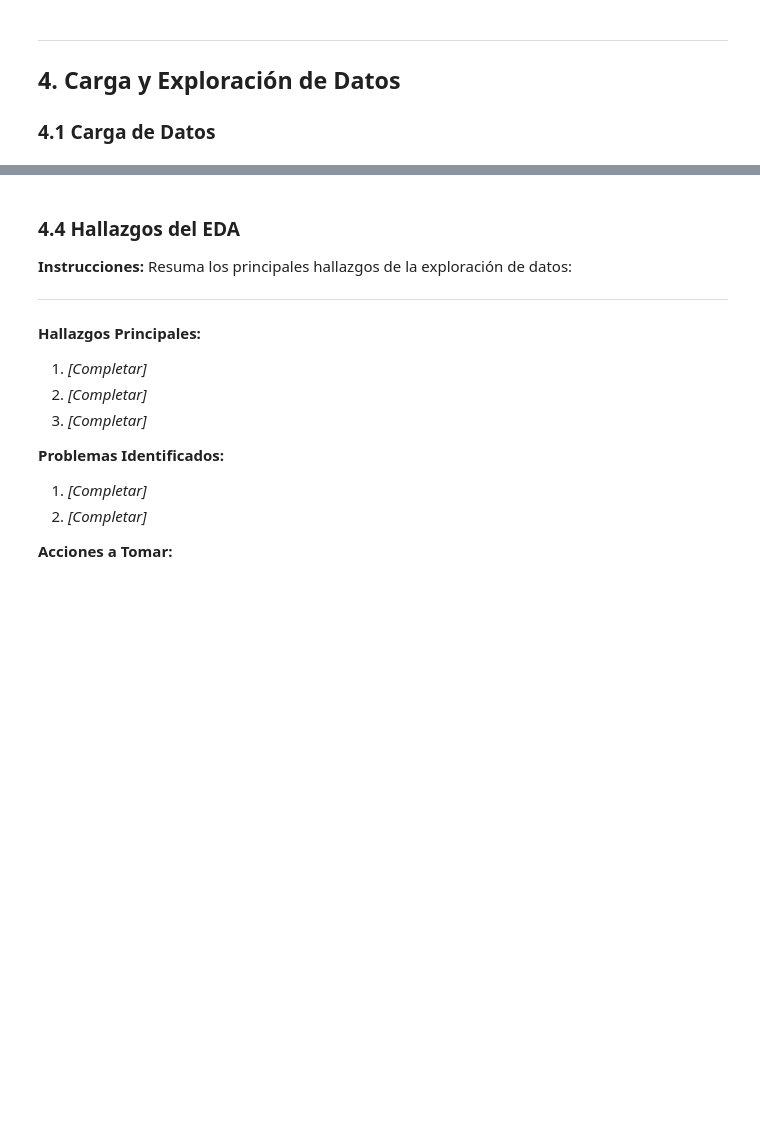
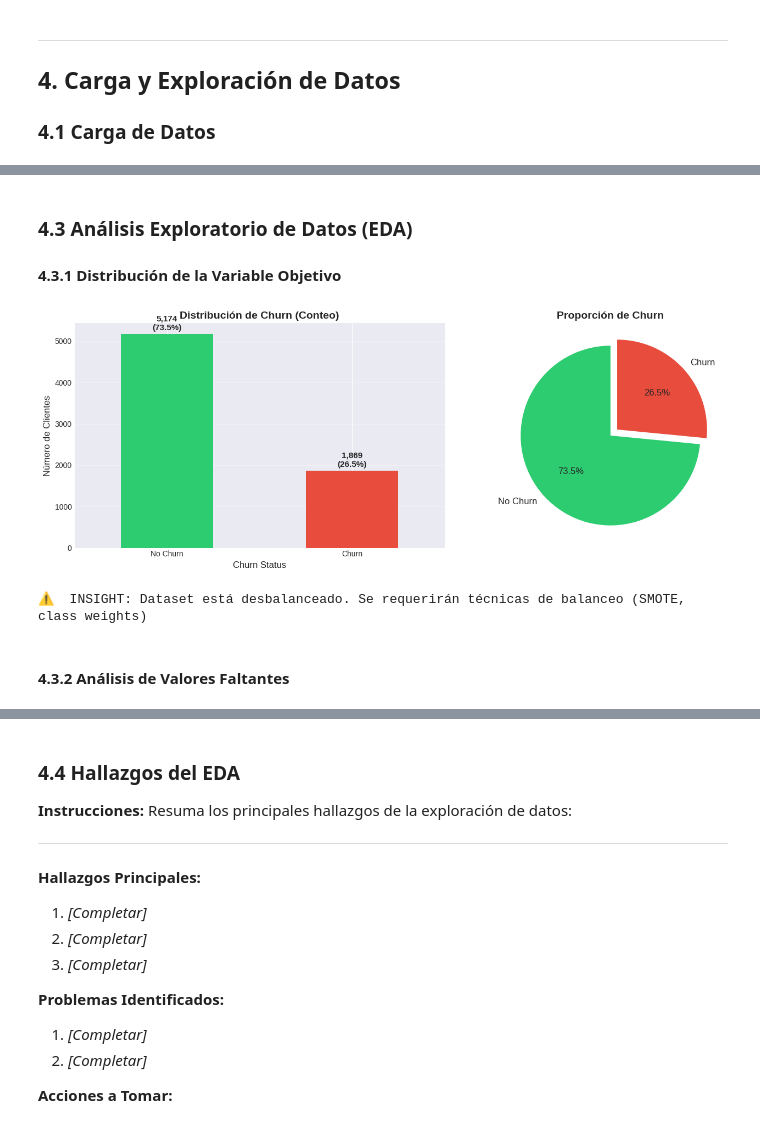
Before and after one commit to f1541650-commits/AML-Final-Kozima-Andres, a Jupyter notebook: final_project.ipynb, the cells around one changed output, grey strips where cells are left out. Saved outputs shown, nothing was run; the diff lists cells and outputs as text; code cells hidden in the pictures; blank space fills up the shorter version.

```diff
--- a/final_project.ipynb
+++ b/final_project.ipynb
@@ -297,3 +383,42 @@ display(df.describe())
+# %% [markdown]
+### 4.3 Análisis Exploratorio de Datos (EDA)
+
+#### 4.3.1 Distribución de la Variable Objetivo
+# %%
+# =====================================================
+# VISUALIZACIÓN: DISTRIBUCIÓN DE CHURN
+# =====================================================
+
+fig, axes = plt.subplots(1, 2, figsize=(14, 5))
+
+# Gráfico de barras
+churn_counts.plot(kind='bar', ax=axes[0], color=['#2ecc71', '#e74c3c'])
+axes[0].set_title('Distribución de Churn (Conteo)', fontsize=14, fontweight='bold')
+axes[0].set_xlabel('Churn Status', fontsize=12)
+axes[0].set_ylabel('Número de Clientes', fontsize=12)
+axes[0].set_xticklabels(['No Churn', 'Churn'], rotation=0)
+axes[0].grid(axis='y', alpha=0.3)
+
+for i, v in enumerate(churn_counts):
+    axes[0].text(i, v + 50, f'{v:,}\n({churn_pct.iloc[i]:.1f}%)',
+                ha='center', va='bottom', fontsize=11, fontweight='bold')
+
+# Gráfico de torta
+colors = ['#2ecc71', '#e74c3c']
+explode = (0, 0.1)
+axes[1].pie(churn_counts, labels=['No Churn', 'Churn'], autopct='%1.1f%%',
+           startangle=90, colors=colors, explode=explode, textprops={'fontsize': 12})
+axes[1].set_title('Proporción de Churn', fontsize=14, fontweight='bold')
+
+plt.tight_layout()
+plt.show()
+
+print("\n⚠️  INSIGHT: Dataset está desbalanceado. Se requerirán técnicas de balanceo (SMOTE, class weights)")
+# %% [output]
+[figure, added]
+⚠️  INSIGHT: Dataset está desbalanceado. Se requerirán técnicas de balanceo (SMOTE, class weights)
+# %% [markdown]
+#### 4.3.2 Análisis de Valores Faltantes
 # %%
 # =====================================================
 # ANÁLISIS DE VALORES FALTANTES
```
Also changed, not shown: parts of 16 cells of this notebook.
